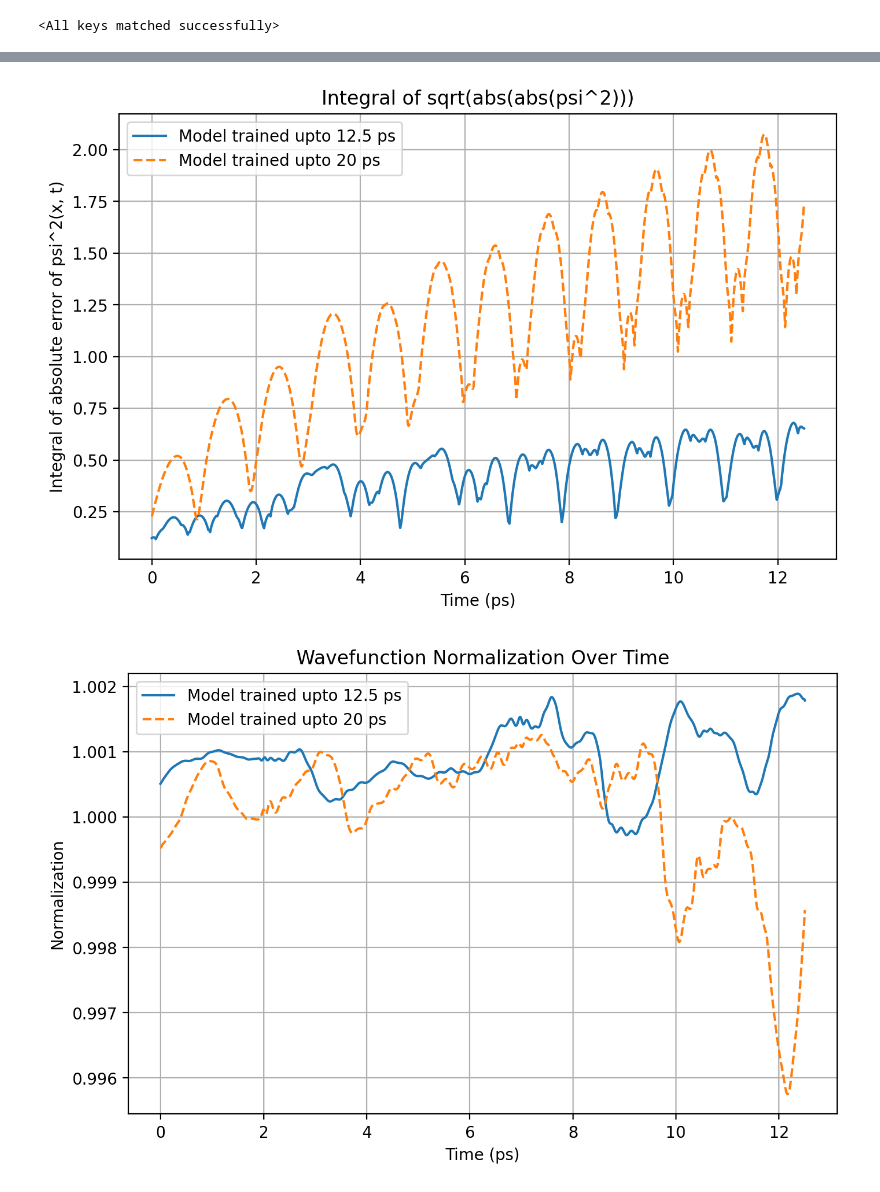
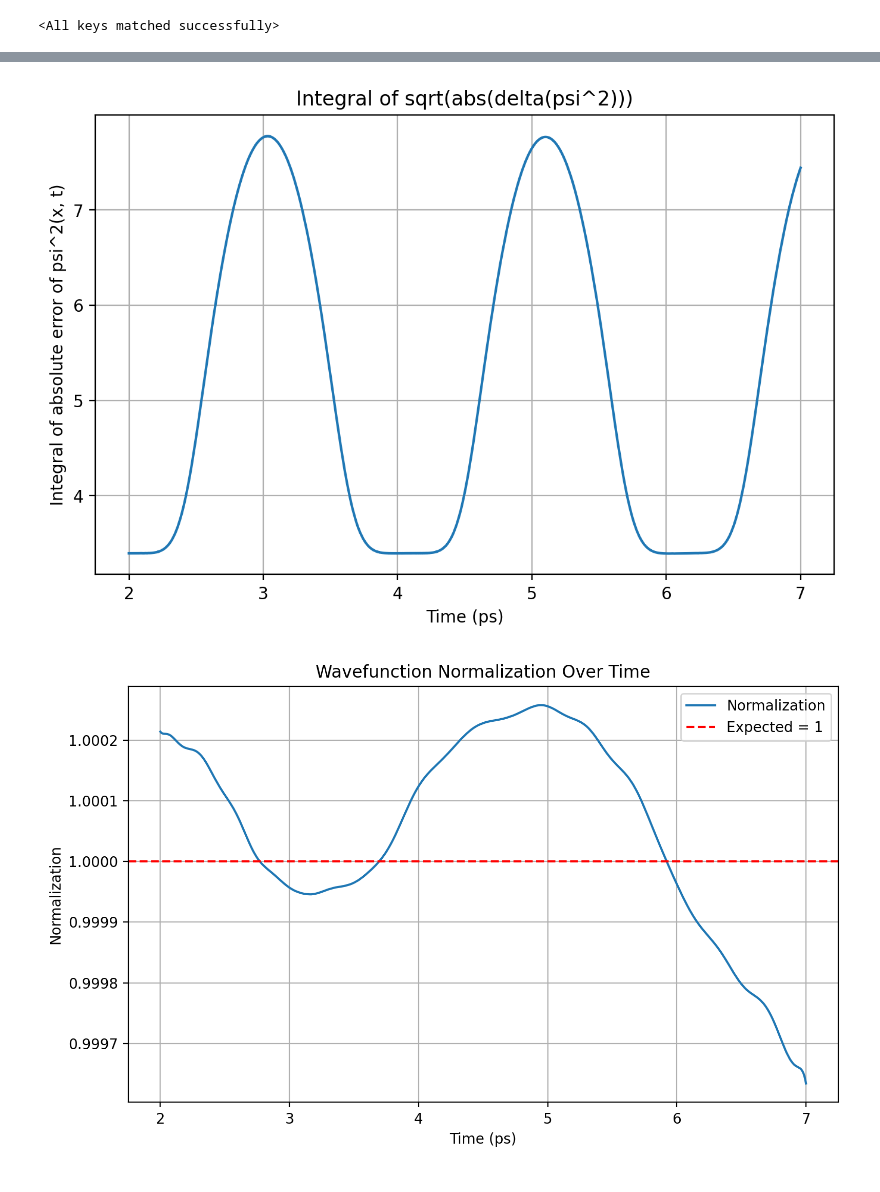
Before and after one commit to thash-jkr/Schrodinger-PINN, a Jupyter notebook: src/testers/model_tester.ipynb, the cells around one changed output, grey strips where cells are left out. Saved outputs shown, nothing was run; the diff lists cells and outputs as text; code cells hidden in the pictures.

```diff
--- a/src/testers/model_tester.ipynb
+++ b/src/testers/model_tester.ipynb
@@ -185,7 +94,7 @@ model_mask.load_state_dict(torch.load("../results/norm/model_29.pth", map_locati
 # %%
 import json
 
-with open("../results/norm/history_57.json", "r") as f:
+with open("../results/movement/history_7.json", "r") as f:
   history = json.load(f)
 
 epochs = 150000
@@ -272,12 +172,8 @@ x_flat = torch.reshape(x_grid, [-1])
 t_flat = torch.reshape(t_grid, [-1])
 
 batch_size = 1000000
-
 psi_real_list = []
 psi_img_list = []
-
-psi_real_list_mask = []
-psi_img_list_mask = []
 
 model.eval()
 with torch.no_grad():
@@ -288,16 +184,6 @@ with torch.no_grad():
         psi_real_list.append(psi_real.cpu())
         psi_img_list.append(psi_img.cpu())
 
-
-model_mask.eval()
-with torch.no_grad():
-    for i in range(0, x_flat.shape[0], batch_size):
-        x_batch = x_flat[i:i+batch_size]
-        t_batch = t_flat[i:i+batch_size]
-        psi_real, psi_img = model_mask((x_batch, t_batch))
-        psi_real_list_mask.append(psi_real.cpu())
-        psi_img_list_mask.append(psi_img.cpu())
-
 # psi_real_pinn, psi_img_pinn = model((x_flat, t_flat))
 
 # psi_real_pinn = torch.reshape(psi_real_pinn, (Nx, Nt))
@@ -305,6 +191,3 @@ with torch.no_grad():
 
 psi_real_pinn = torch.cat(psi_real_list).reshape(Nx, Nt).numpy()
 psi_img_pinn = torch.cat(psi_img_list).reshape(Nx, Nt).numpy()
-
-psi_real_pinn_mask = torch.cat(psi_real_list_mask).reshape(Nx, Nt).numpy()
-psi_img_pinn_mask = torch.cat(psi_img_list_mask).reshape(Nx, Nt).numpy()
@@ -363,48 +223,47 @@ plt.show()
 # %%
 diff_integrals = np.sqrt(psi_sq_diff).mean(axis=0) * (x_max - x_min)
-diff_integrals_mask = np.sqrt(psi_sq_diff_mask).mean(axis=0) * (x_max - x_min)
 view_metrics(diff_integrals)
-view_metrics(diff_integrals_mask)
 
 plt.figure(figsize=(8,5), dpi=200)
-plt.plot(t_values, diff_integrals, '-', label="Model trained upto 12.5 ps")
-plt.plot(t_values, diff_integrals_mask, '--', label="Model trained upto 20 ps")
+plt.plot(t_values, diff_integrals, '-')
 plt.xlabel('Time (ps)')
 plt.ylabel('Integral of absolute error of psi^2(x, t)')
-plt.title('Integral of sqrt(abs(abs(psi^2)))')
-plt.legend()
+plt.title('Integral of sqrt(abs(delta(psi^2)))')
 plt.grid(True)
 plt.show()
 # %% [output]
-[figure, old version]
+[figure, new version]
 # %%
 from scipy.integrate import simpson
 
 norms = []
-norms_mask = []
 
-for i in range(5000):
+for i in range(2000):
     psi_sq_i = psi_real_pinn[:, i] ** 2 + psi_img_pinn[:, i] ** 2
-    psi_sq_i_mask = psi_real_pinn_mask[:, i] ** 2 + psi_img_pinn_mask[:, i] ** 2
     normalization = simpson(psi_sq_i, x=x_values)
-    normalization_mask = simpson(psi_sq_i_mask, x=x_values)
+    normalization_monte = np.mean(psi_sq_i) * (x_max - x_min)
     norms.append(normalization)
-    norms_mask.append(normalization_mask)
 
 view_metrics(np.array(norms))
-view_metrics(np.array(norms_mask))
 
-plt.figure(figsize=(8,5), dpi=200)
-plt.plot(t_values, norms, '-', label='Model trained upto 12.5 ps')
-plt.plot(t_values, norms_mask, '--', label='Model trained upto 20 ps')
-plt.xlabel('Time (ps)')
-plt.ylabel('Normalization')
-plt.title('Wavefunction Normalization Over Time')
-plt.legend()
-plt.grid(True)
+fig, ax = plt.subplots(figsize=(8, 5), dpi=200)
+
+ax.plot(t_values, norms, '-', label='Normalization')
+ax.axhline(1.0, color='red', linestyle='--', label='Expected = 1')
+
+# 🛠 Disable offset notation and scientific formatting
+ax.yaxis.get_major_formatter().set_useOffset(False)
+
+ax.set_xlabel('Time (ps)')
+ax.set_ylabel('Normalization')
+ax.set_title('Wavefunction Normalization Over Time')
+ax.legend()
+ax.grid(True)
+
+plt.tight_layout()
 plt.show()
 # %% [output]
-[figure, old version]
+[figure, new version]
 # %%
 from scipy import special
 
```
Also changed, not shown: parts of 19 cells of this notebook, 9 other files.
